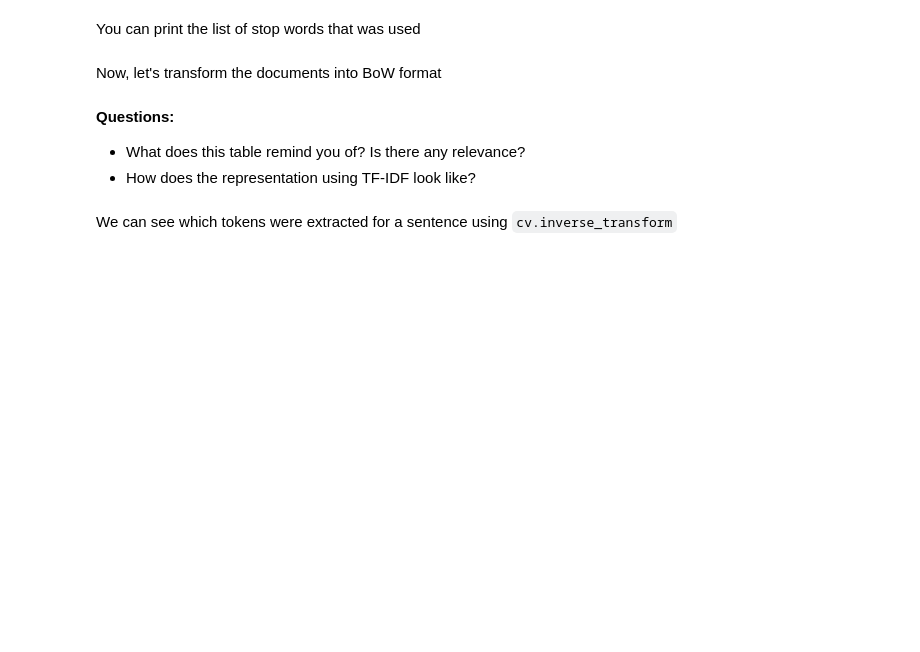
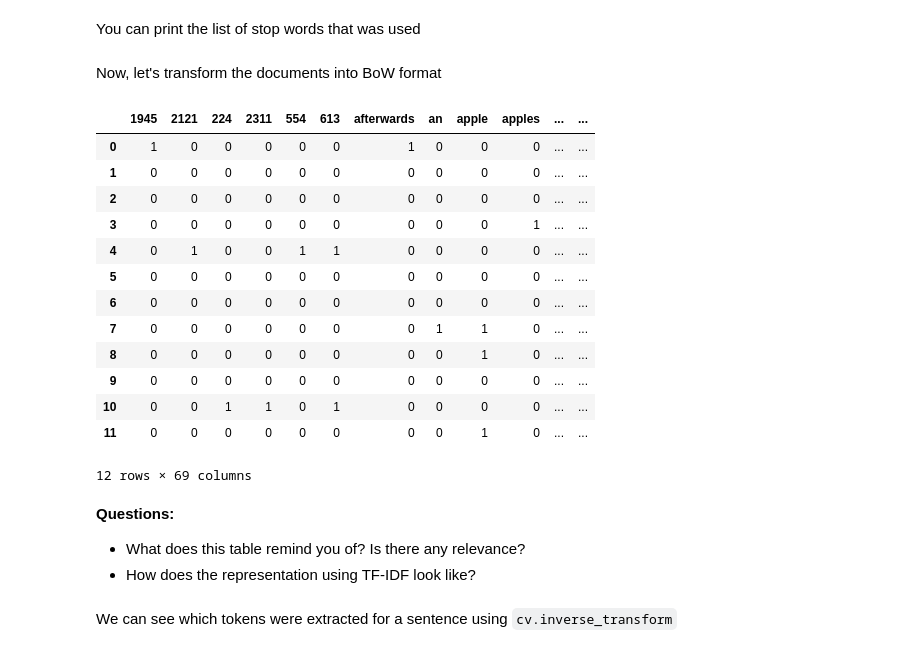
Before and after one commit to elhamod/BA820, a Jupyter notebook: Hands-on/04-text-mining/Text_Analysis_Basics_unsolved.ipynb, the cells around one changed output. Cells and saved outputs as stored; diff of their text form; code cells hidden in the pictures; blank space fills up the shorter version.

```diff
--- a/Hands-on/04-text-mining/Text_Analysis_Basics_unsolved.ipynb
+++ b/Hands-on/04-text-mining/Text_Analysis_Basics_unsolved.ipynb
@@ -161,10 +258,10 @@ def tokenize_lemmatize(sentence):
   return lemmatized_tokens
 
 #model
-cv = #tokenizer= word_tokenize, tokenizer=tokenize_lemmatize stop_words='english'
+cv = CountVectorizer() #tokenizer= word_tokenize, tokenizer=tokenize_lemmatize stop_words='english'
 
 # fit
-cv.
+cv.fit(df.text)
 
 print('number of `tokens`', len(cv.vocabulary_))
 cv.vocabulary_
@@ -175,9 +291,24 @@ cv.get_stop_words()
 # %% [markdown]
 Now, let's transform the documents into BoW format
 # %%
-dtm = cv.
-bow = pd.DataFrame(, columns=)
+dtm = cv.transform(df.text)
+bow = pd.DataFrame(dtm.toarray(), columns=cv.get_feature_names_out())
 bow
+# %% [output]
+|  | 1945 | 2121 | 224 | 2311 | 554 | 613 | afterwards | an | apple | apples | ... | ... |
+| 0 | 1 | 0 | 0 | 0 | 0 | 0 | 1 | 0 | 0 | 0 | ... | ... |
+| 1 | 0 | 0 | 0 | 0 | 0 | 0 | 0 | 0 | 0 | 0 | ... | ... |
+| 2 | 0 | 0 | 0 | 0 | 0 | 0 | 0 | 0 | 0 | 0 | ... | ... |
+| 3 | 0 | 0 | 0 | 0 | 0 | 0 | 0 | 0 | 0 | 1 | ... | ... |
+| 4 | 0 | 1 | 0 | 0 | 1 | 1 | 0 | 0 | 0 | 0 | ... | ... |
+| 5 | 0 | 0 | 0 | 0 | 0 | 0 | 0 | 0 | 0 | 0 | ... | ... |
+| 6 | 0 | 0 | 0 | 0 | 0 | 0 | 0 | 0 | 0 | 0 | ... | ... |
+| 7 | 0 | 0 | 0 | 0 | 0 | 0 | 0 | 1 | 1 | 0 | ... | ... |
+| 8 | 0 | 0 | 0 | 0 | 0 | 0 | 0 | 0 | 1 | 0 | ... | ... |
+| 9 | 0 | 0 | 0 | 0 | 0 | 0 | 0 | 0 | 0 | 0 | ... | ... |
+| 10 | 0 | 0 | 1 | 1 | 0 | 1 | 0 | 0 | 0 | 0 | ... | ... |
+| 11 | 0 | 0 | 0 | 0 | 0 | 0 | 0 | 0 | 1 | 0 | ... | ... |
+12 rows × 69 columns
 # %% [markdown]
 **Questions:**
 
```
Also changed, not shown: parts of 16 cells of this notebook.
